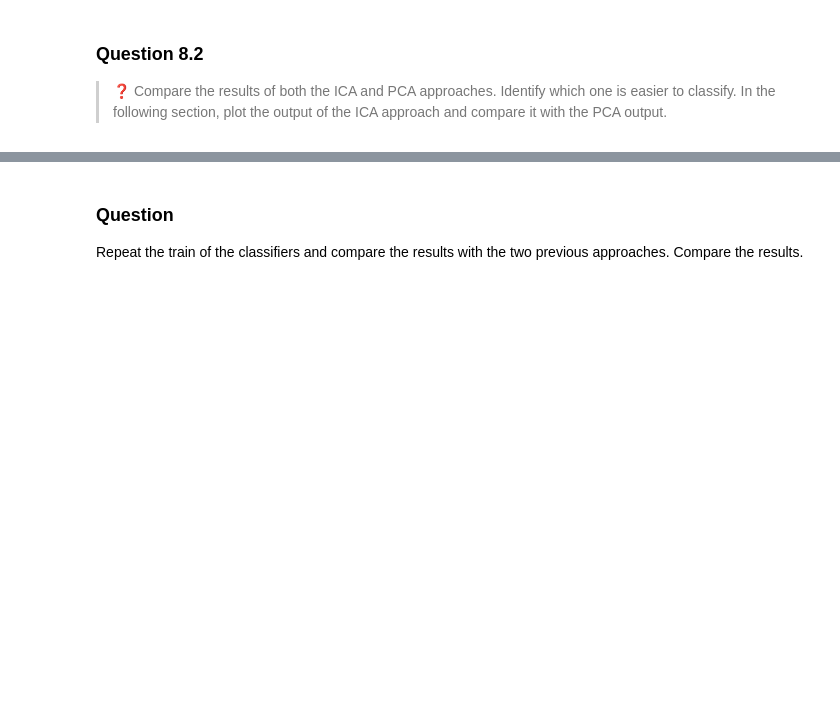
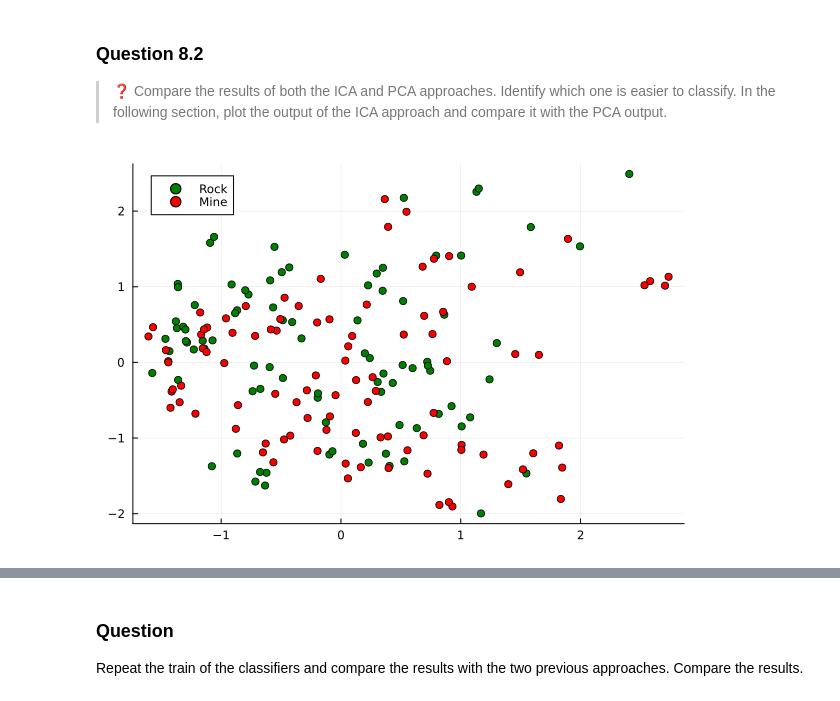
Before and after one commit to fvazquezf/MIA_Repo, a Jupyter notebook: Unit 8 - Dimension Reduction.ipynb, the cells around one changed output, grey strips where cells are left out. Drawn from its saved outputs; the diff is of its cells as text; code cells hidden in the pictures; blank space fills up the shorter version.

```diff
--- a/Unit 8 - Dimension Reduction.ipynb
+++ b/Unit 8 - Dimension Reduction.ipynb
@@ -318,14 +445,30 @@ Where $W$ is the weight matrix used to project the original data, $G$ is the gen
 
 We now demonstrate how to apply `FastICA` to our dataset using MLJ:
 # %%
-MLJ.@load FastICA pkg=MultivariateStats
+using MLJ
 
-ica_model = FastICA(maxoutdim=2)
+ICA = MLJ.@load ICA pkg=MultivariateStats
+
+# ICA reducing to 2 independent components, with looser convergence settings.
+# Note: It may occasionally fail to converge depending on initialization and data properties.
+# If convergence warnings appear, it may be necessary to re-run the cell or adjust hyperparameters.
+ica_model = ICA(
+    outdim=2,          # number of independent components
+    alg=:parallel,     # default algorithm
+    fun=:logcosh,      # non-linearity (matches MultivariateStats default)
+    do_whiten=true,    # whiten data before ICA (default, but explicit)
+    maxiter=10000,     # allow more iterations
+    tol=1e-4           # slightly looser tolerance than 1e-6
+)
+
 ica_mach = machine(ica_model, MLJ.table(train_input))
 fit!(ica_mach)
 
-ica_train = transform(ica_mach, MLJ.table(train_input))
-ica_test = transform(ica_mach, MLJ.table(test_input))
+ica_train_tbl = transform(ica_mach, MLJ.table(train_input))
+ica_test_tbl  = transform(ica_mach, MLJ.table(test_input))
+
+ica_train = MLJ.matrix(ica_train_tbl)
+ica_test  = MLJ.matrix(ica_test_tbl)
 
 println("Train Patterns ", size(train_input), " -> ", size(ica_train))
-println("Test Patterns ", size(test_input), " -> ", size(ica_test))
+println("Test  Patterns ", size(test_input), " -> ", size(ica_test))
@@ -355,6 +508,7 @@ Additionaly, using `FastICA` through MLJ, the following keyword arguments can be
 > ❓ Compare the results of both the ICA and PCA approaches. Identify which one is easier to classify. In the following section, plot the output of the ICA approach and compare it with the PCA output.
 # %%
 # Plot the output of the ICA transformation
-
-#TODO
+draw_results(ica_train, train_output, colors=[:green, :red], target_names=["Rock", "Mine"])
+# %% [output]
+[figure, added]
 # %% [markdown]
```
Also changed, not shown: parts of 16 cells of this notebook.
